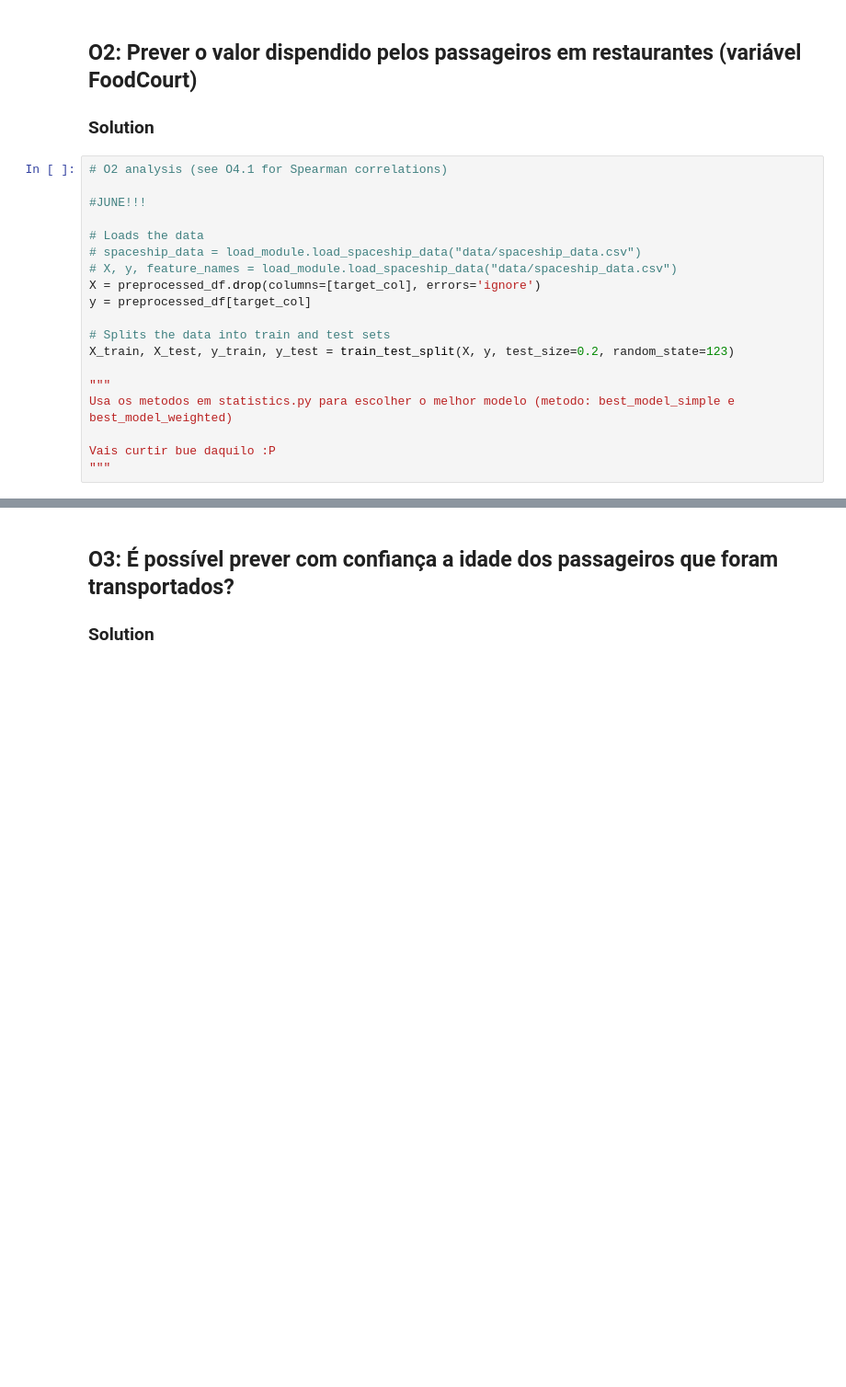
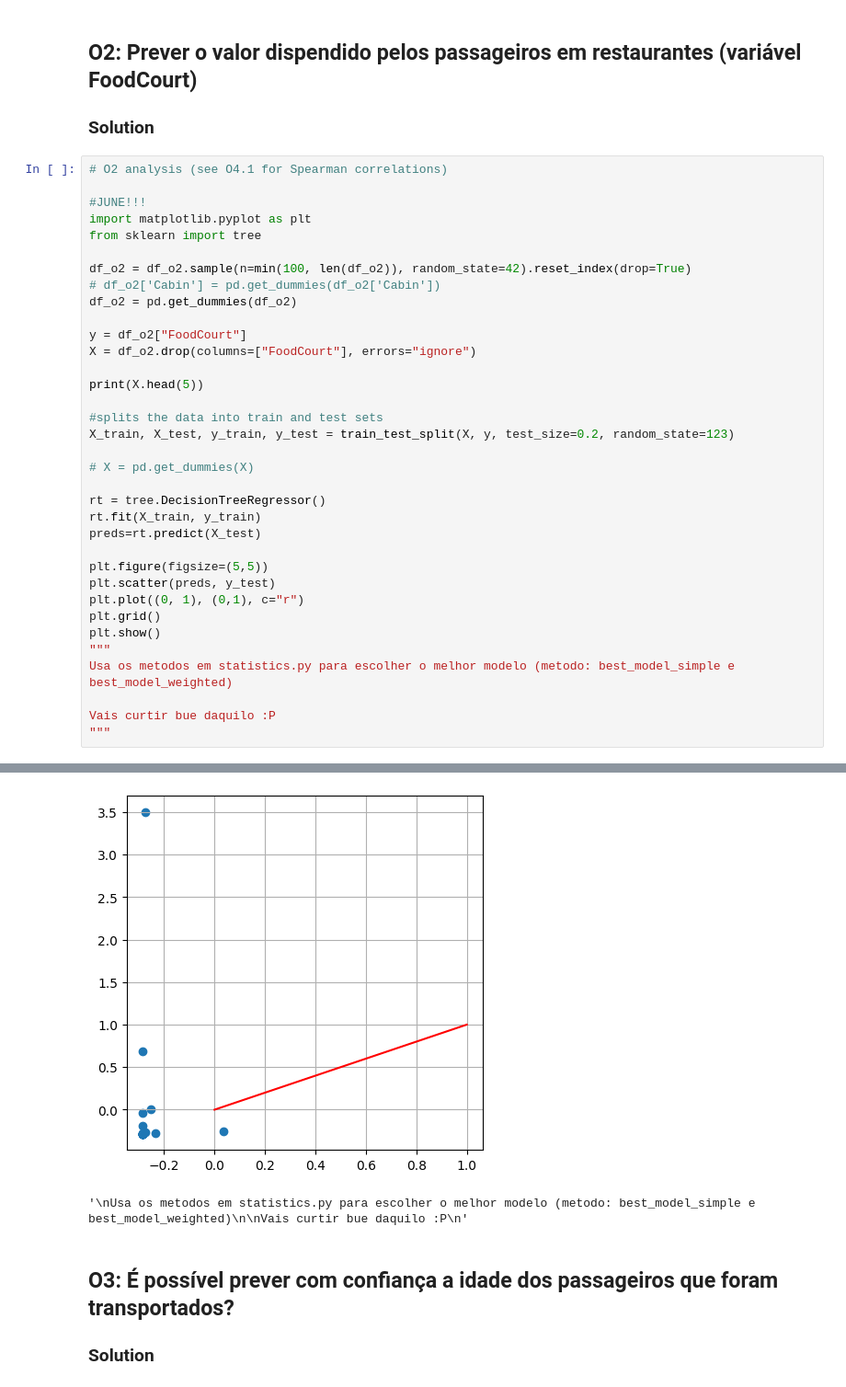
Before and after one commit to magocharmoso/aai, a Jupyter notebook: src/Projeto_IIA.ipynb, the cells around one changed output, grey strips where cells are left out. Shown at 92% size. Saved outputs shown, nothing was run; the diff lists cells and outputs as text; blank space fills up the shorter version.

```diff
--- a/src/Projeto_IIA.ipynb
+++ b/src/Projeto_IIA.ipynb
@@ -342,18 +342,35 @@ Created classifiers: KNeighborsClassifier() LinearSVC(max_iter=10000, random_sta
 # O2 analysis (see O4.1 for Spearman correlations)
 
 #JUNE!!!
+import matplotlib.pyplot as plt
+from sklearn import tree
 
-# Loads the data
-# spaceship_data = load_module.load_spaceship_data("data/spaceship_data.csv")
-# X, y, feature_names = load_module.load_spaceship_data("data/spaceship_data.csv")
-X = preprocessed_df.drop(columns=[target_col], errors='ignore')
-y = preprocessed_df[target_col]
+df_o2 = df_o2.sample(n=min(100, len(df_o2)), random_state=42).reset_index(drop=True)
+# df_o2['Cabin'] = pd.get_dummies(df_o2['Cabin'])
+df_o2 = pd.get_dummies(df_o2)
 
-# Splits the data into train and test sets
+y = df_o2["FoodCourt"]
+X = df_o2.drop(columns=["FoodCourt"], errors="ignore")
+
+print(X.head(5))
+
+#splits the data into train and test sets
 X_train, X_test, y_train, y_test = train_test_split(X, y, test_size=0.2, random_state=123)
 
+# X = pd.get_dummies(X)
+
+rt = tree.DecisionTreeRegressor()
+rt.fit(X_train, y_train)
+preds=rt.predict(X_test)
+
+plt.figure(figsize=(5,5))
+plt.scatter(preds, y_test)
+plt.plot((0, 1), (0,1), c="r")
+plt.grid()
+plt.show()
 """
 Usa os metodos em statistics.py para escolher o melhor modelo (metodo: best_model_simple e best_model_weighted)
 
 Vais curtir bue daquilo :P
 """
+# %% [output]
@@ -360,3 +394,5 @@ Vais curtir bue daquilo :P
+[figure, added]
+'\nUsa os metodos em statistics.py para escolher o melhor modelo (metodo: best_model_simple e best_model_weighted)\n\nVais curtir bue daquilo :P\n'
 # %% [markdown]
 ## O3:  É  possível  prever  com  confiança  a  idade  dos  passageiros  que foram transportados?
 ### Solution
```
Also changed, not shown: parts of 1 cell of this notebook.
